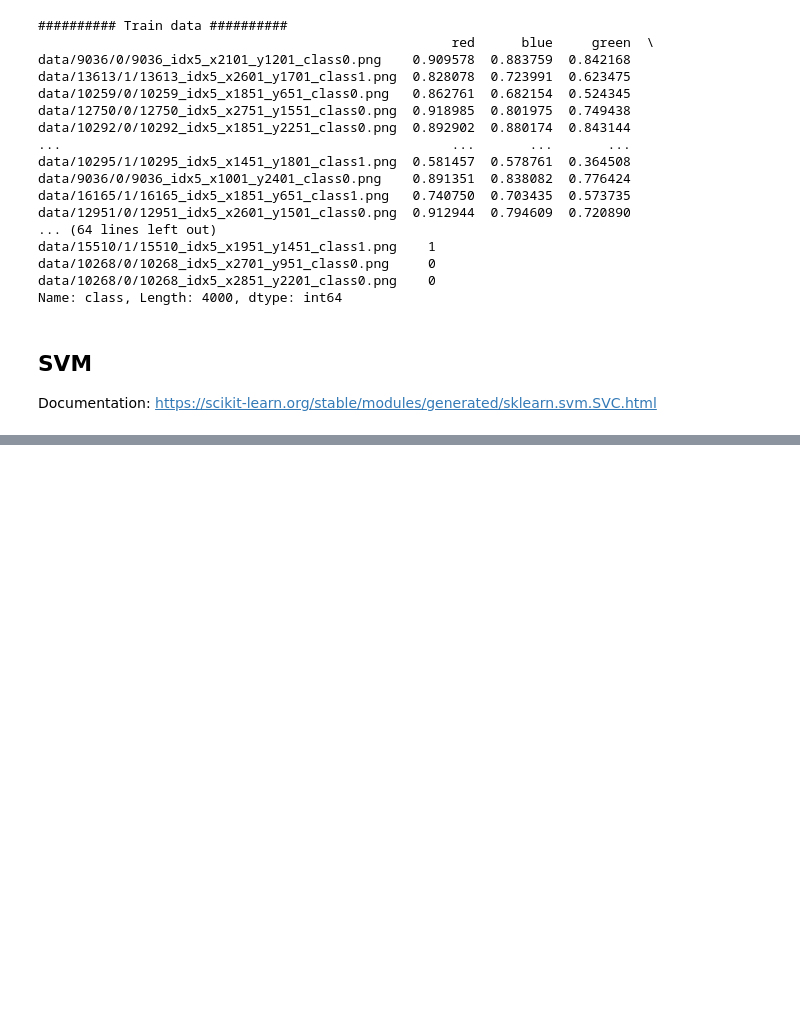
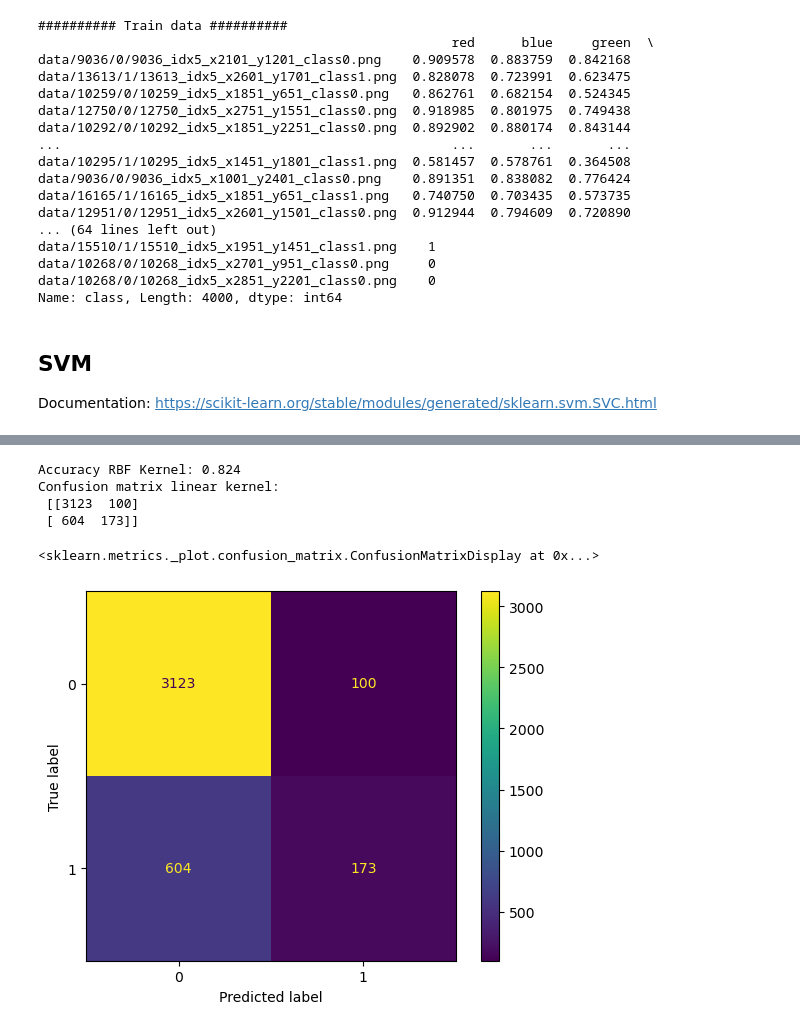
Before and after one commit to fredrikSveen/MALIS_project, a Jupyter notebook: ML_fun.ipynb, the cells around one changed output, grey strips where cells are left out. Drawn from its saved outputs; the diff is of its cells as text; code cells hidden in the pictures; blank space fills up the shorter version.

```diff
--- a/ML_fun.ipynb
+++ b/ML_fun.ipynb
@@ -100,0 +100,19 @@ Confusion matrix linear kernel:
+# %%
+# RBF
+rbf = svm.SVC(kernel='rbf', C=100, decision_function_shape='ovo').fit(X_train, y_train)
+
+# Accuracy
+rbf_pred = rbf.predict(X_test)
+accuracy_rbf = rbf.score(X_test, y_test)
+print('Accuracy RBF Kernel:', accuracy_rbf)
+
+# Confusion matrix
+cm_rbf = confusion_matrix(y_test, rbf_pred)
+ConfusionMatrixDisplay.from_predictions(y_test,rbf_pred)
+# %% [output]
+Accuracy RBF Kernel: 0.824
+Confusion matrix linear kernel:
+ [[3123  100]
+ [ 604  173]]
+<sklearn.metrics._plot.confusion_matrix.ConfusionMatrixDisplay at 0x...>
+[figure, added]
```
Also changed, not shown: parts of 4 cells of this notebook, 2 other files.
